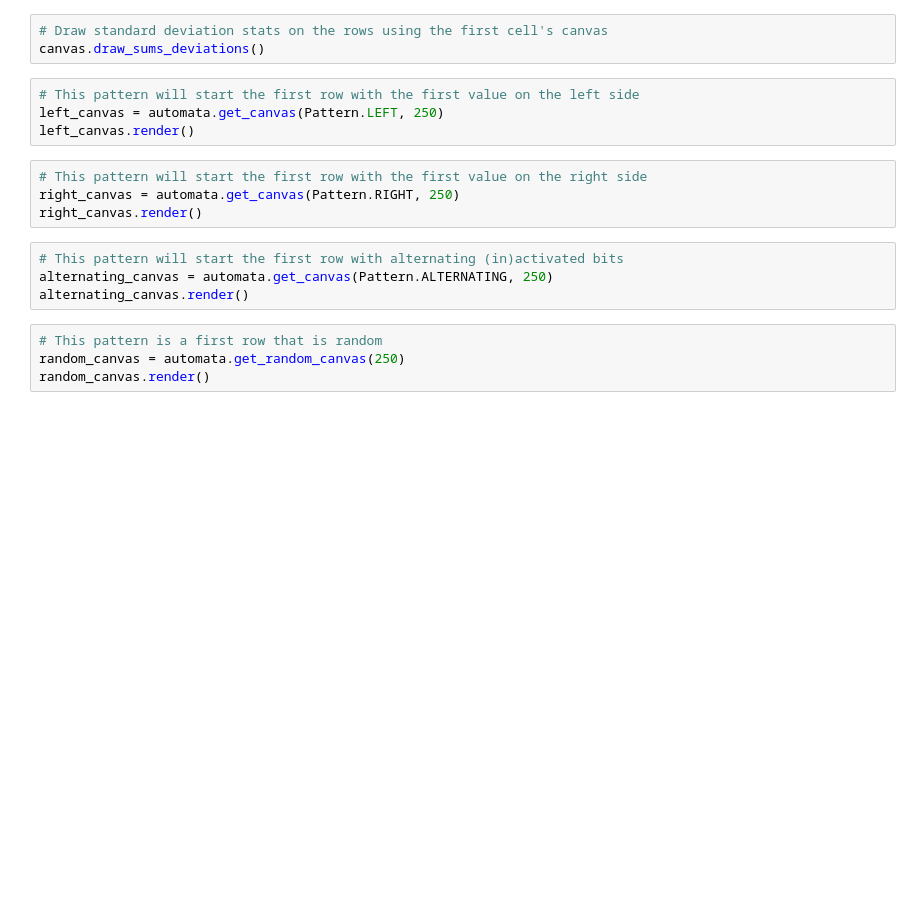
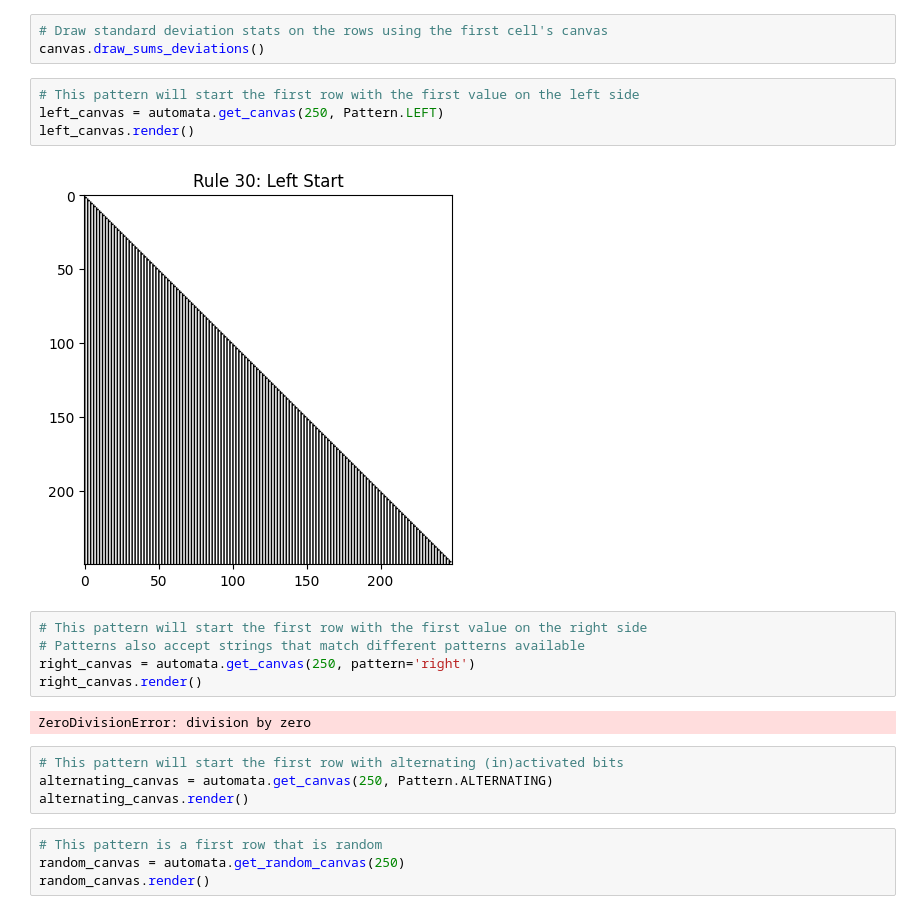
Before and after one commit to Michael-C-Buckley/pyautomata, a Jupyter notebook: notebooks/sample.ipynb, the cells around one changed output. Drawn from its saved outputs; the diff is of its cells as text; blank space fills up the shorter version.

```diff
--- a/notebooks/sample.ipynb
+++ b/notebooks/sample.ipynb
@@ -15,15 +17,20 @@ canvas.render()
 canvas.draw_sums_deviations()
 # %%
 # This pattern will start the first row with the first value on the left side
-left_canvas = automata.get_canvas(Pattern.LEFT, 250)
+left_canvas = automata.get_canvas(250, Pattern.LEFT)
 left_canvas.render()
+# %% [output]
+[figure, added]
 # %%
 # This pattern will start the first row with the first value on the right side
-right_canvas = automata.get_canvas(Pattern.RIGHT, 250)
+# Patterns also accept strings that match different patterns available
+right_canvas = automata.get_canvas(250, pattern='right')
 right_canvas.render()
+# %% [output]
+ZeroDivisionError: division by zero
 # %%
 # This pattern will start the first row with alternating (in)activated bits
-alternating_canvas = automata.get_canvas(Pattern.ALTERNATING, 250)
+alternating_canvas = automata.get_canvas(250, Pattern.ALTERNATING)
 alternating_canvas.render()
 # %%
 # This pattern is a first row that is random
```
Also changed, not shown: parts of 1 cell of this notebook, 2 other files.
